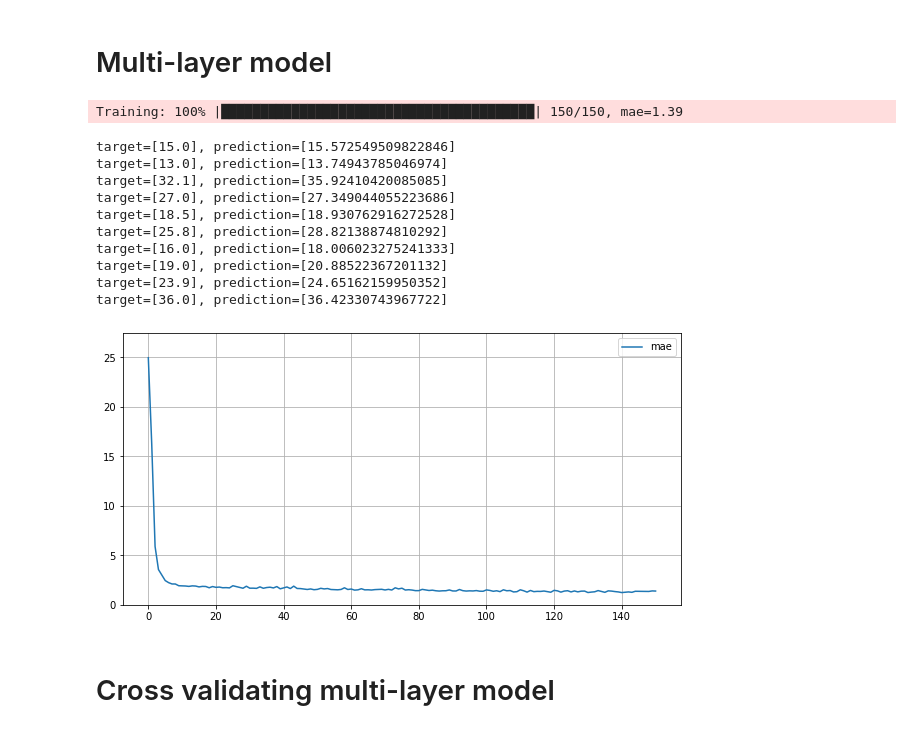
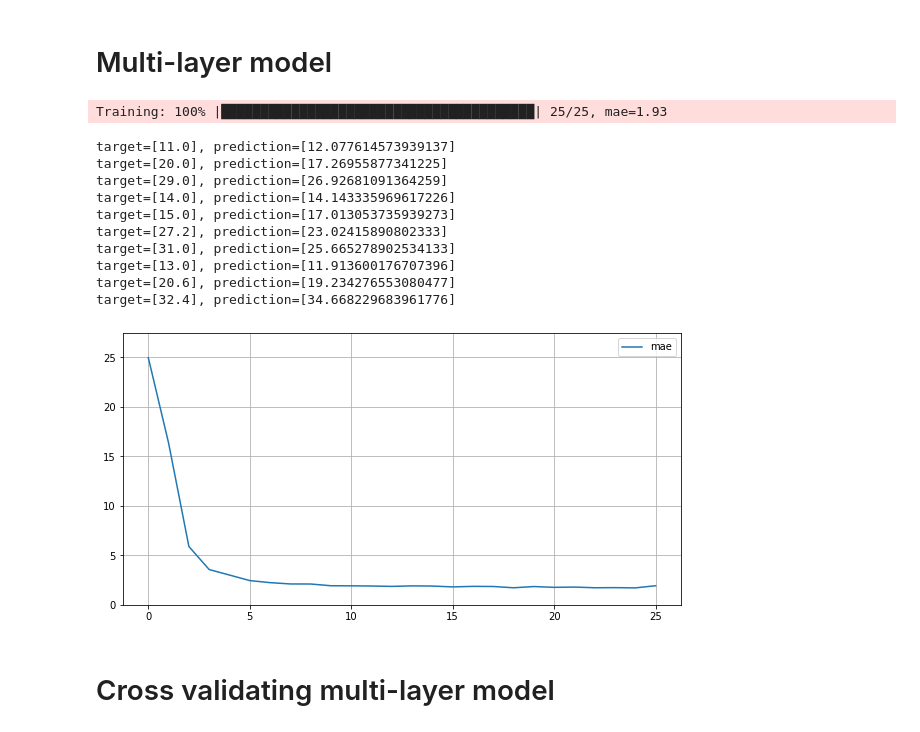
Before and after one commit to FilipHanzel/perceptron, a Jupyter notebook: examples/mpg.ipynb, the cells around one changed output. Drawn from its saved outputs; the diff is of its cells as text; code cells hidden in the pictures.

```diff
--- a/examples/mpg.ipynb
+++ b/examples/mpg.ipynb
@@ -90,46 +90,46 @@ model = Perceptron(
     init_method="he",
     normalization="zscore",
     optimizer="adam",
 )
 
-epochs = 150
+epochs = 25
 
 history = model.train(
     training_inputs=features,
     training_targets=targets,
     epochs=epochs,
     base_learning_rate=0.01,
     learning_rate_decay=None,
     metrics=["mae"],
 )
 
 for index in random.choices(range(len(features)), k=10):
     target = targets[index]
     prediction = model.predict(features[index])
     print(f"{target=}, {prediction=}")
 
 fig = plt.figure(figsize=(10, 5))
 ax = fig.add_subplot()
 
 ax.plot(range(epochs + 1), history["mae"], label="mae")
 
 ax.set_ylim(bottom=0, top=max(history["mae"]) * 1.1)
 ax.grid()
 ax.legend()
 plt.show()
 # %% [output]
-Training: 100% |████████████████████████████████████████| 150/150, mae=1.39
+Training: 100% |████████████████████████████████████████| 25/25, mae=1.93
-target=[15.0], prediction=[15.572549509822846]
-target=[13.0], prediction=[13.74943785046974]
-target=[32.1], prediction=[35.92410420085085]
-target=[27.0], prediction=[27.349044055223686]
-target=[18.5], prediction=[18.930762916272528]
-target=[25.8], prediction=[28.82138874810292]
-target=[16.0], prediction=[18.006023275241333]
-target=[19.0], prediction=[20.88522367201132]
-target=[23.9], prediction=[24.65162159950352]
-target=[36.0], prediction=[36.42330743967722]
+target=[11.0], prediction=[12.077614573939137]
+target=[20.0], prediction=[17.26955877341225]
+target=[29.0], prediction=[26.92681091364259]
+target=[14.0], prediction=[14.143335969617226]
+target=[15.0], prediction=[17.013053735939273]
+target=[27.2], prediction=[23.02415890802333]
+target=[31.0], prediction=[25.665278902534133]
+target=[13.0], prediction=[11.913600176707396]
+target=[20.6], prediction=[19.234276553080477]
+target=[32.4], prediction=[34.668229683961776]
-[figure, old version]
+[figure, new version]
 # %% [markdown]
 # Cross validating multi-layer model
 # %%
```
Also changed, not shown: 3 other files.
